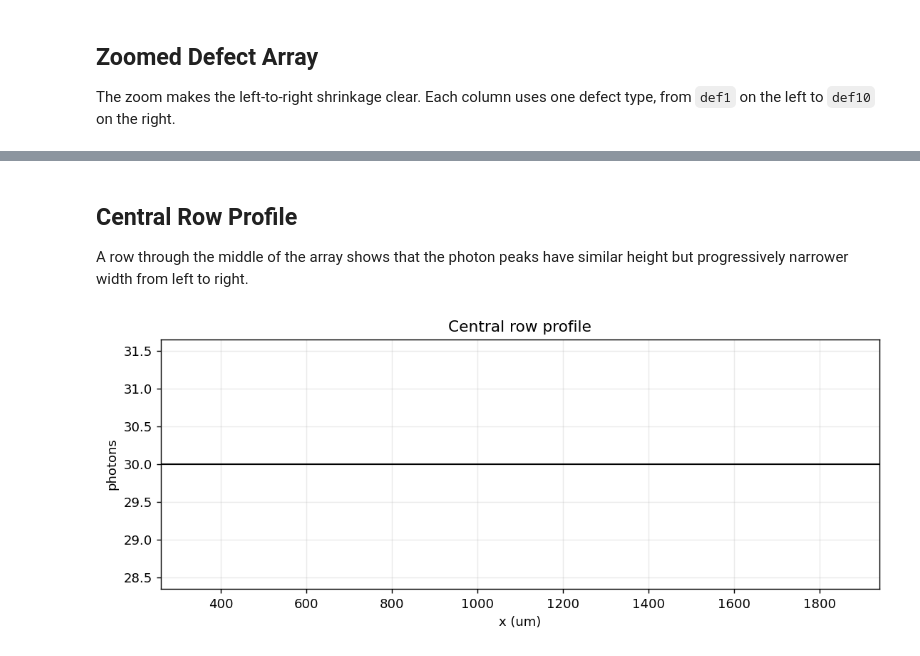
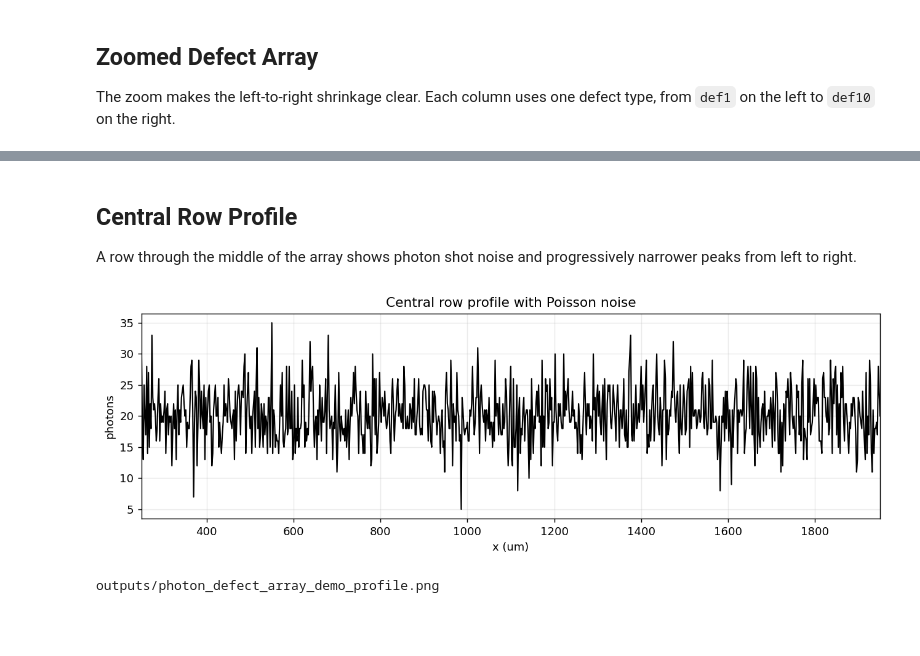
Before and after one commit to heymanwasup/Optics, a Jupyter notebook: notebooks/photon_defect_array_demo.ipynb, the cells around one changed output, grey strips where cells are left out. Drawn from its saved outputs; the diff is of its cells as text; code cells hidden in the pictures; blank space fills up the shorter version.

Commit message:
Add Poisson sampled gray photon demo

```diff
--- a/notebooks/photon_defect_array_demo.ipynb
+++ b/notebooks/photon_defect_array_demo.ipynb
@@ -16,4 +16,6 @@ sys.path.insert(0, str(repo_root / "src"))
 
 from fourier_optics import gaussian_defect_library, photon_defect_array
 
+output_dir = repo_root / "outputs"
+output_dir.mkdir(exist_ok=True)
 plt.rcParams.update({"figure.dpi": 130})
@@ -32,11 +34,13 @@ params = {
     "pitch": 160.0,
     "defect_size_x": 120.0,
     "defect_size_y": 120.0,
-    "photon_def": 8000.0,
-    "photon_bkg": 30.0,
+    "photon_def": 12000.0,
+    "photon_bkg": 20.0,
+    "poisson_sample": True,
+    "rng_seed": 7,
     "column_defects": defect_names,
     # Left to right: increasingly smaller bright defects.
-    "fwhm_by_name": {name: fwhm for name, fwhm in zip(defect_names, np.linspace(55.0, 7.0, 10))},
+    "fwhm_by_name": {name: fwhm for name, fwhm in zip(defect_names, np.linspace(70.0, 8.0, 10))},
 }
 
 params
@@ -79,11 +83,14 @@ photon_image = photon_defect_array(
     pitch=params["pitch"],
     grid_shape=params["grid_shape"],
     max_pixels=2_000_000,
+    poisson_sample=params["poisson_sample"],
+    rng_seed=params["rng_seed"],
 )
 
 print(f"photon_image shape: {photon_image.shape}")
 print(f"memory: {photon_image.nbytes / 1024**2:.2f} MiB")
 print(f"min / max photons: {photon_image.min():.1f} / {photon_image.max():.1f}")
+print(f"poisson_sample: {params['poisson_sample']}")
 # %% [output]
 photon_image shape: (1024, 1100)
 memory: 8.59 MiB
@@ -117,22 +132,23 @@ The zoom makes the left-to-right shrinkage clear. Each column uses one defect ty
 rows, cols = params["grid_shape"]
 center_x = params["size_x"] / 2
 center_y = params["size_y"] / 2
-span_x = (cols - 1) * params["pitch"] + params["defect_size_x"] + 120.0
-span_y = (rows - 1) * params["pitch"] + params["defect_size_y"] + 120.0
+span_x = (cols - 1) * params["pitch"] + params["defect_size_x"] + 140.0
+span_y = (rows - 1) * params["pitch"] + params["defect_size_y"] + 140.0
 zoom_extent = [
     center_x - span_x / 2,
     center_x + span_x / 2,
     center_y - span_y / 2,
     center_y + span_y / 2,
 ]
+zoom_png = output_dir / "photon_defect_array_demo_zoom_gray.png"
 
 fig, ax = plt.subplots(figsize=(10, 8))
 im = ax.imshow(
     photon_image,
-    cmap="magma",
+    cmap="gray",
     origin="lower",
     extent=extent,
-    vmin=params["photon_bkg"],
+    vmin=params["photon_bkg"] - 5,
     vmax=params["photon_bkg"] + params["photon_def"],
 )
 ax.set_xlim(zoom_extent[0], zoom_extent[1])
@@ -154,5 +170,8 @@ for name, x in zip(params["column_defects"], x_positions):
         fontsize=7,
     )
 fig.colorbar(im, ax=ax, label="photons")
+fig.tight_layout()
+fig.savefig(zoom_png, dpi=180)
 plt.show()
+print(zoom_png.relative_to(repo_root))
 # %% [output]
@@ -160,18 +182,23 @@ plt.show()
 # %% [markdown]
 ## Central Row Profile
 
-A row through the middle of the array shows that the photon peaks have similar height but progressively narrower width from left to right.
+A row through the middle of the array shows photon shot noise and progressively narrower peaks from left to right.
 # %%
 center_row = photon_image.shape[0] // 2
 x_um = np.arange(photon_image.shape[1]) * params["pixel_size"]
+profile_png = output_dir / "photon_defect_array_demo_profile.png"
 
 fig, ax = plt.subplots(figsize=(10, 3.5))
 ax.plot(x_um, photon_image[center_row], color="black", linewidth=1.2)
 ax.set_xlim(zoom_extent[0], zoom_extent[1])
 ax.set_xlabel("x (um)")
 ax.set_ylabel("photons")
-ax.set_title("Central row profile")
+ax.set_title("Central row profile with Poisson noise")
 ax.grid(True, alpha=0.25)
+fig.tight_layout()
+fig.savefig(profile_png, dpi=180)
 plt.show()
+print(profile_png.relative_to(repo_root))
 # %% [output]
-[figure, old version]
+[figure, new version]
+outputs/photon_defect_array_demo_profile.png
```
Also changed, not shown: parts of 11 cells of this notebook, 5 other files.
